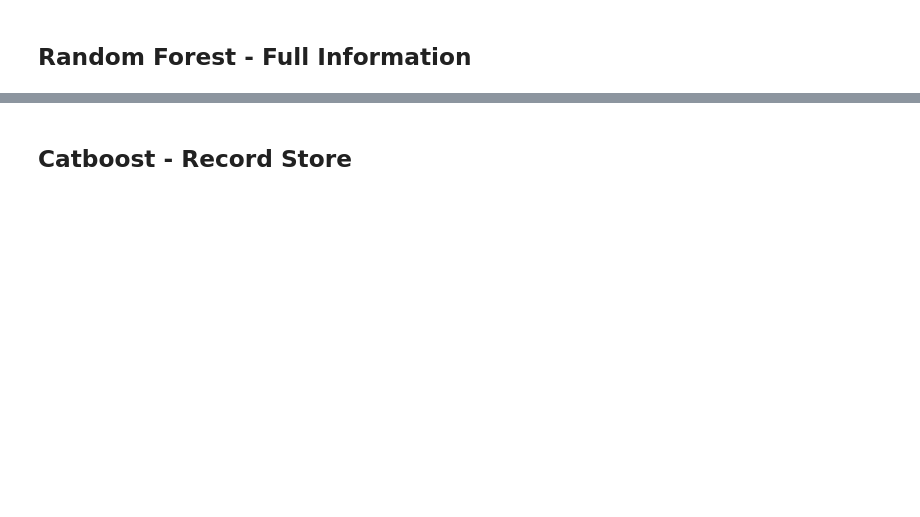
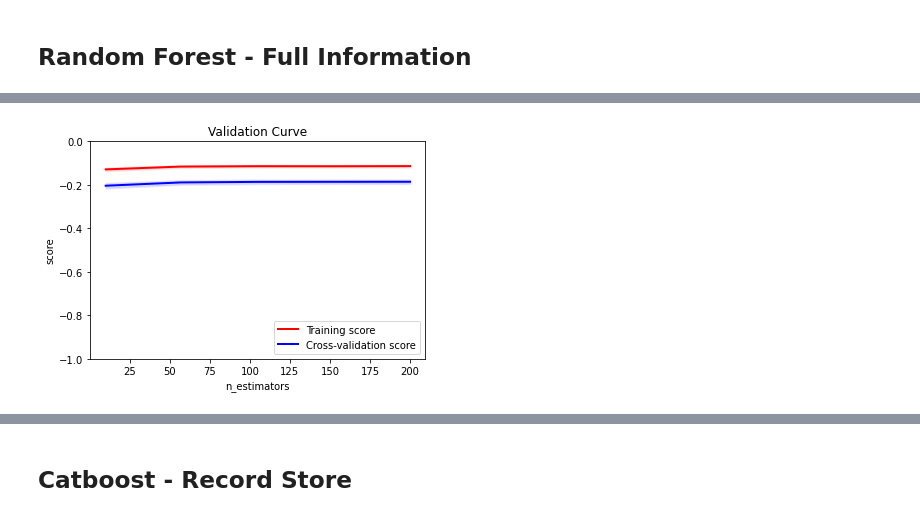
Before and after one commit to helmigsimon/EPFL-Capstone-Project, a Jupyter notebook: 04-Modelling.ipynb, the cells around one changed output, grey strips where cells are left out. Saved outputs shown, nothing was run; the diff lists cells and outputs as text; code cells hidden in the pictures; blank space fills up the shorter version.

Commit message:
Reran modelling experiments and applied full_information_transformer transformations to the core dataset

```diff
--- a/04-Modelling.ipynb
+++ b/04-Modelling.ipynb
@@ -171,3 +189,9 @@ X_tr, X_te, y_tr, y_te = train_test_split(df.drop('market_value',axis=1),df.mark
+# %%
+X_tr['units_for_sale'] = units_for_sale_imputer.fit_transform(X_tr['units_for_sale'].values.reshape(-1,1))
+X_te['units_for_sale'] = units_for_sale_imputer.transform(X_te['units_for_sale'].values.reshape(-1,1))
+# %%
+X_tr['average_rating'] = average_rating_imputer.fit_transform(X_tr['average_rating'].values.reshape(-1,1))
+X_te['average_rating'] = average_rating_imputer.transform(X_te['average_rating'].values.reshape(-1,1))
 # %%
 df_sample = pd.concat([X_tr,y_tr],axis=1).sample(frac=0.1)
 X_tr_sample = df_sample.drop('market_value',axis=1)
@@ -433,10 +643,8 @@ full_information_random_forest_preprocessing_pipe = Pipeline([
     ('leave_one_out_encoding', LeaveOneOutEncoder(cols=['artist','label','format_text','format_name','master_id','year'])),
     ('reduce_indicators', IndicatorReducer(indicators=column_store._indicator,algorithm=PCA,components=40)),
     ('record_store_column_remover', ColumnRemover(full_information_random_forest_removal_columns)),
-    ('cast_to_32', FunctionTransformer(func=lambda x: x.values.astype(np.float32)))
+    ('cast_to_32', FunctionTransformer(func=lambda x: x.astype(np.float32)))
 ])
-
-random_forest = RandomForestRegressor()
 
 full_information_random_forest_search_pipe = Pipeline([
     ('preprocessing',full_information_random_forest_preprocessing_pipe),
@@ -454,8 +662,8 @@ full_information_random_forest_search_pipe = Pipeline([
 ])
 
 full_information_random_forest_pipe = Pipeline([
-    ('preprocessing',random_forest_preprocessing_pipe),
+    ('preprocessing',full_information_random_forest_preprocessing_pipe),
     ('random_forest',random_forest)
 ])
 # %%
-full_information_random_forest_search_pipe.fit(X_tr_sample,np.log(y_tr_sample))
+full_information_random_forest_search_pipe.fit(X_tr_sample,np.log(y_tr_sample).values.astype(np.float32))
@@ -462,5 +715,7 @@ full_information_random_forest_search_pipe.fit(X_tr_sample,np.log(y_tr_sample))
 # %%
-full_information_random_forest_plotter = GridSearchPlotter(random_forest_search_pipe.steps[-1][1])
+full_information_random_forest_plotter = GridSearchPlotter(full_information_random_forest_search_pipe.steps[-1][1])
 full_information_random_forest_plotter.plot_validation_curve(parameter='n_estimators',ylim=(-1,0))
+# %% [output]
+[figure, added]
 # %%
 full_information_random_forest_search_pipe.steps[-1][1].best_score_
```
Also changed, not shown: parts of 72 cells of this notebook.
